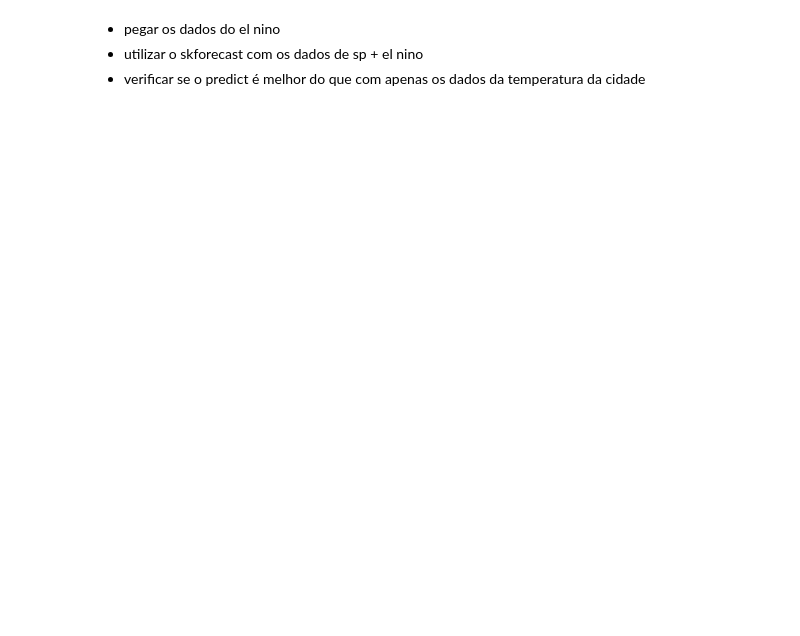
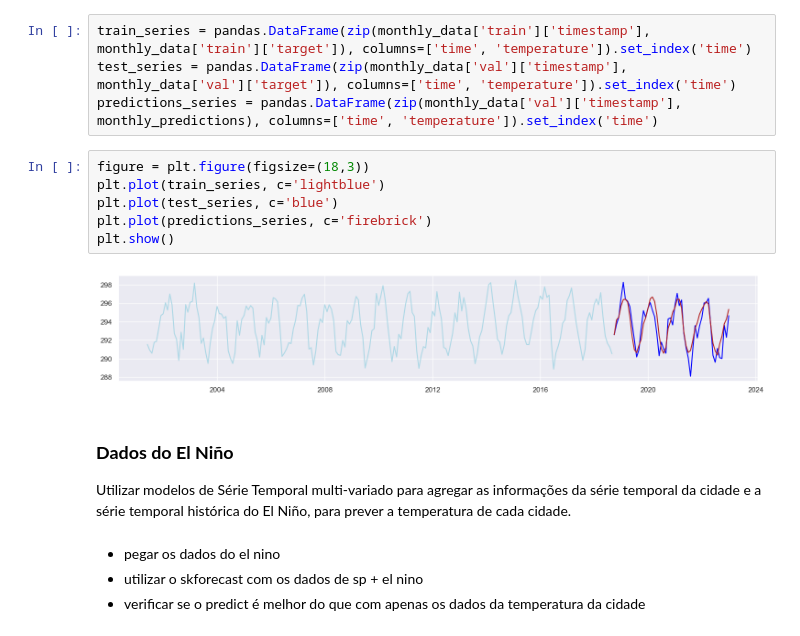
Before and after one commit to pedroaurgomes/AI4GOOD-LosNinos, a Jupyter notebook: el_nino.ipynb, the cells around one changed output. Saved outputs shown, nothing was run; the diff lists cells and outputs as text; blank space fills up the shorter version.

Commit message:
Final version of El Niño notebook

```diff
--- a/el_nino.ipynb
+++ b/el_nino.ipynb
@@ -350,3 +488,19 @@ Utilizar modelos de Série Temporal multi-variado para agregar as informações
+# %%
+train_series = pandas.DataFrame(zip(monthly_data['train']['timestamp'], monthly_data['train']['target']), columns=['time', 'temperature']).set_index('time')
+test_series = pandas.DataFrame(zip(monthly_data['val']['timestamp'], monthly_data['val']['target']), columns=['time', 'temperature']).set_index('time')
+predictions_series = pandas.DataFrame(zip(monthly_data['val']['timestamp'], monthly_predictions), columns=['time', 'temperature']).set_index('time')
+# %%
+figure = plt.figure(figsize=(18,3))
+plt.plot(train_series, c='lightblue')
+plt.plot(test_series, c='blue')
+plt.plot(predictions_series, c='firebrick')
+plt.show()
+# %% [output]
+[figure, added]
+# %% [markdown]
+### **Dados do El Niño**
+
+Utilizar modelos de Série Temporal multi-variado para agregar as informações da série temporal da cidade e a série temporal histórica do El Niño, para prever a temperatura de cada cidade.
 # %% [markdown]
 - pegar os dados do el nino
 - utilizar o skforecast com os dados de sp + el nino
```
Also changed, not shown: parts of 142 cells of this notebook.
